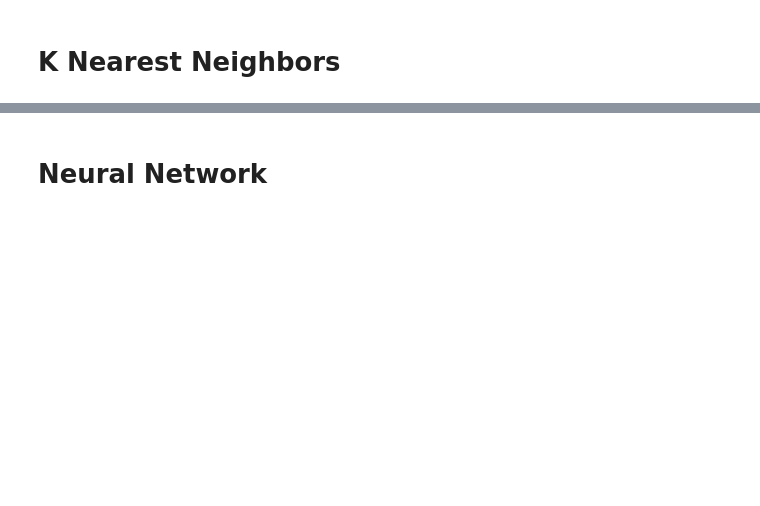
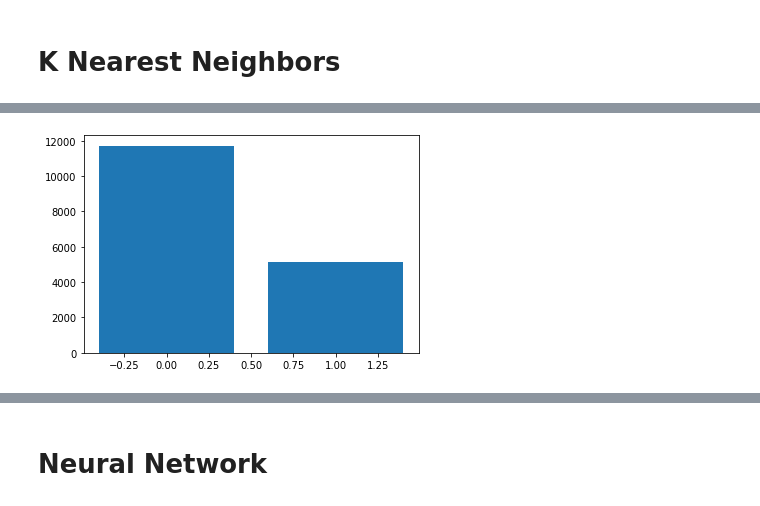
Before and after one commit to DK09876/PoliticalOrientationTwitter, a Jupyter notebook: FinalPrediction.ipynb, the cells around one changed output, grey strips where cells are left out. Drawn from its saved outputs; the diff is of its cells as text; code cells hidden in the pictures; blank space fills up the shorter version.

```diff
--- a/FinalPrediction.ipynb
+++ b/FinalPrediction.ipynb
@@ -139,0 +166,7 @@ array([0, 0, 1, ..., 1, 1, 1])
+# %%
+c_knn = Counter(knnMethodPred)
+
+plt.bar(c_knn.keys(), c_knn.values())
+plt.show()
+# %% [output]
+[figure, added]
```
Also changed, not shown: parts of 45 cells of this notebook, 4 other files.
